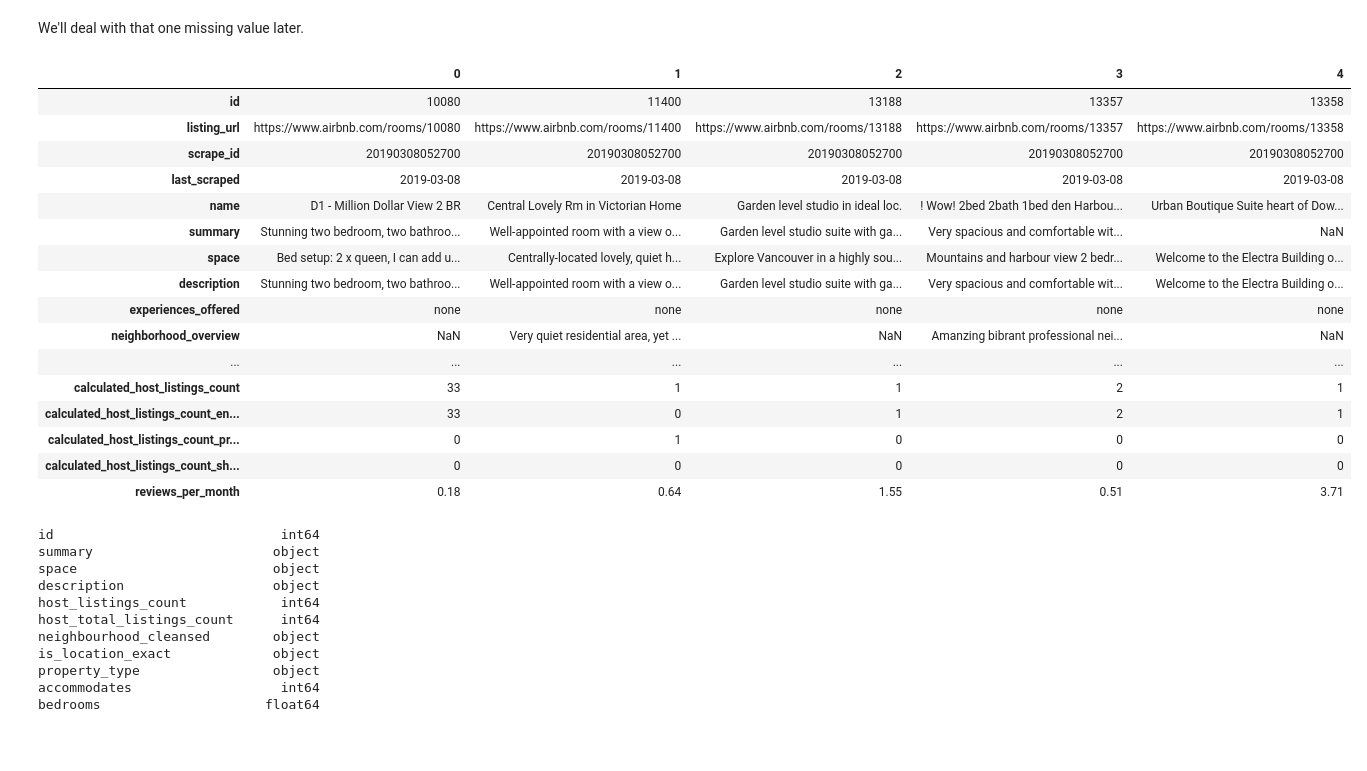
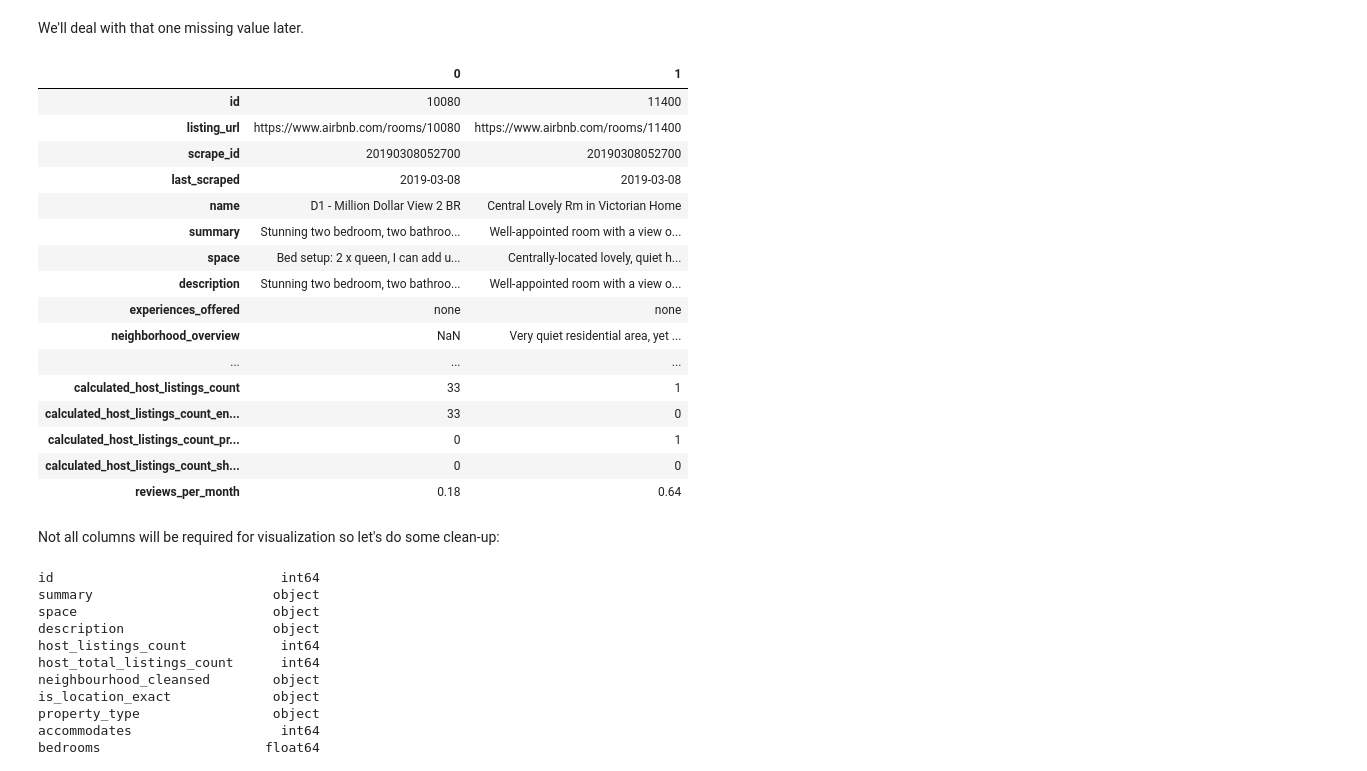
Before and after one commit to ArashTavassoli/Portfolio, a Jupyter notebook: Airbnb Homes in Vancouver/Airbnb Homes in Vancouver (Data Cleaning).ipynb, the cells around one changed output. Drawn from its saved outputs; the diff is of its cells as text; code cells hidden in the pictures; blank space fills up the shorter version.

Commit message:
Updated the Data Cleaning Notebook

```diff
--- a/Airbnb Homes in Vancouver/Airbnb Homes in Vancouver (Data Cleaning).ipynb
+++ b/Airbnb Homes in Vancouver/Airbnb Homes in Vancouver (Data Cleaning).ipynb
@@ -84,26 +93,28 @@ We'll deal with that one missing value later.
 # %%
 pd.set_option('display.max_rows', 500)
 pd.set_option('display.max_columns', 500)
 
-df_listings_more.head().T
+df_listings_more.head(2).T
 # %% [output]
-|  | 0 | 1 | 2 | 3 | 4 |
-| id | 10080 | 11400 | 13188 | 13357 | 13358 |
-| listing_url | https://www.airbnb.com/rooms/10080 | https://www.airbnb.com/rooms/11400 | https://www.airbnb.com/rooms/13188 | https://www.airbnb.com/rooms/13357 | https://www.airbnb.com/rooms/13358 |
-| scrape_id | 20190308052700 | 20190308052700 | 20190308052700 | 20190308052700 | 20190308052700 |
-| last_scraped | 2019-03-08 | 2019-03-08 | 2019-03-08 | 2019-03-08 | 2019-03-08 |
-| name | D1 - Million Dollar View 2 BR | Central Lovely Rm in Victorian Home | Garden level studio in ideal loc. | ! Wow! 2bed 2bath 1bed den Harbou... | Urban Boutique Suite heart of Dow... |
-| summary | Stunning two bedroom, two bathroo... | Well-appointed room with a view o... | Garden level studio suite with ga... | Very spacious and comfortable wit... | NaN |
-| space | Bed setup: 2 x queen, I can add u... | Centrally-located lovely, quiet h... | Explore Vancouver in a highly sou... | Mountains and harbour view 2 bedr... | Welcome to the Electra Building o... |
-| description | Stunning two bedroom, two bathroo... | Well-appointed room with a view o... | Garden level studio suite with ga... | Very spacious and comfortable wit... | Welcome to the Electra Building o... |
-| experiences_offered | none | none | none | none | none |
-| neighborhood_overview | NaN | Very quiet residential area, yet ... | NaN | Amanzing bibrant professional nei... | NaN |
-| ... | ... | ... | ... | ... | ... |
-| calculated_host_listings_count | 33 | 1 | 1 | 2 | 1 |
-| calculated_host_listings_count_en... | 33 | 0 | 1 | 2 | 1 |
-| calculated_host_listings_count_pr... | 0 | 1 | 0 | 0 | 0 |
-| calculated_host_listings_count_sh... | 0 | 0 | 0 | 0 | 0 |
-| reviews_per_month | 0.18 | 0.64 | 1.55 | 0.51 | 3.71 |
+|  | 0 | 1 |
+| id | 10080 | 11400 |
+| listing_url | https://www.airbnb.com/rooms/10080 | https://www.airbnb.com/rooms/11400 |
+| scrape_id | 20190308052700 | 20190308052700 |
+| last_scraped | 2019-03-08 | 2019-03-08 |
+| name | D1 - Million Dollar View 2 BR | Central Lovely Rm in Victorian Home |
+| summary | Stunning two bedroom, two bathroo... | Well-appointed room with a view o... |
+| space | Bed setup: 2 x queen, I can add u... | Centrally-located lovely, quiet h... |
+| description | Stunning two bedroom, two bathroo... | Well-appointed room with a view o... |
+| experiences_offered | none | none |
+| neighborhood_overview | NaN | Very quiet residential area, yet ... |
+| ... | ... | ... |
+| calculated_host_listings_count | 33 | 1 |
+| calculated_host_listings_count_en... | 33 | 0 |
+| calculated_host_listings_count_pr... | 0 | 1 |
+| calculated_host_listings_count_sh... | 0 | 0 |
+| reviews_per_month | 0.18 | 0.64 |
+# %% [markdown]
+Not all columns will be required for visualization so let's do some clean-up:
 # %%
 columns_to_keep = ['id', 'summary', 'space', 'description', 'host_listings_count', 'host_total_listings_count',
                   'neighbourhood_cleansed', 'is_location_exact', 'property_type', 'accommodates', 'bedrooms',
```
Also changed, not shown: parts of 21 cells of this notebook, 1 other file.
